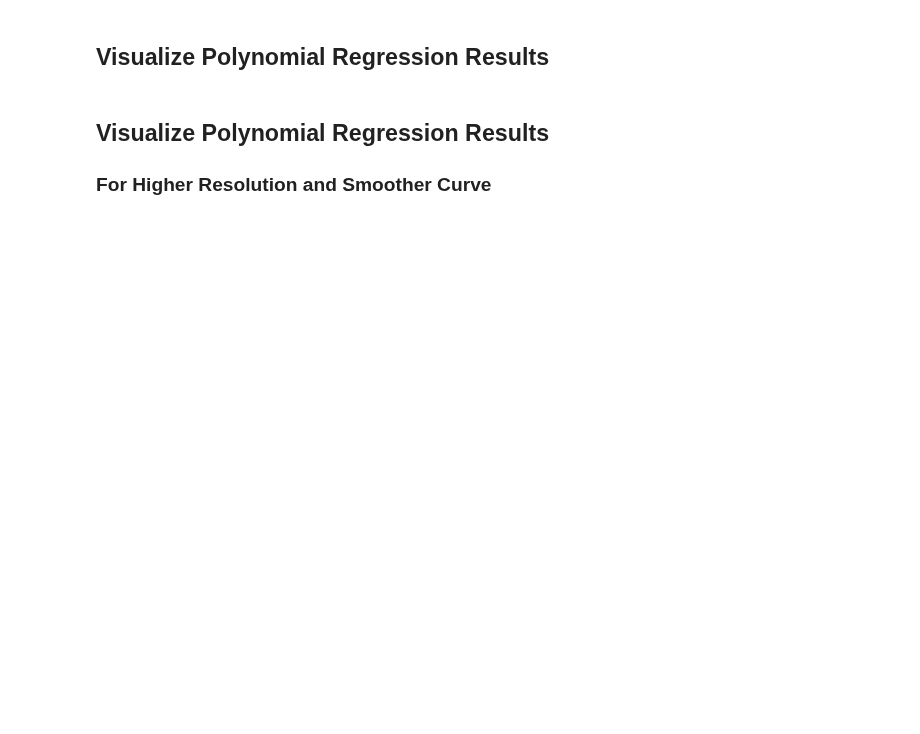
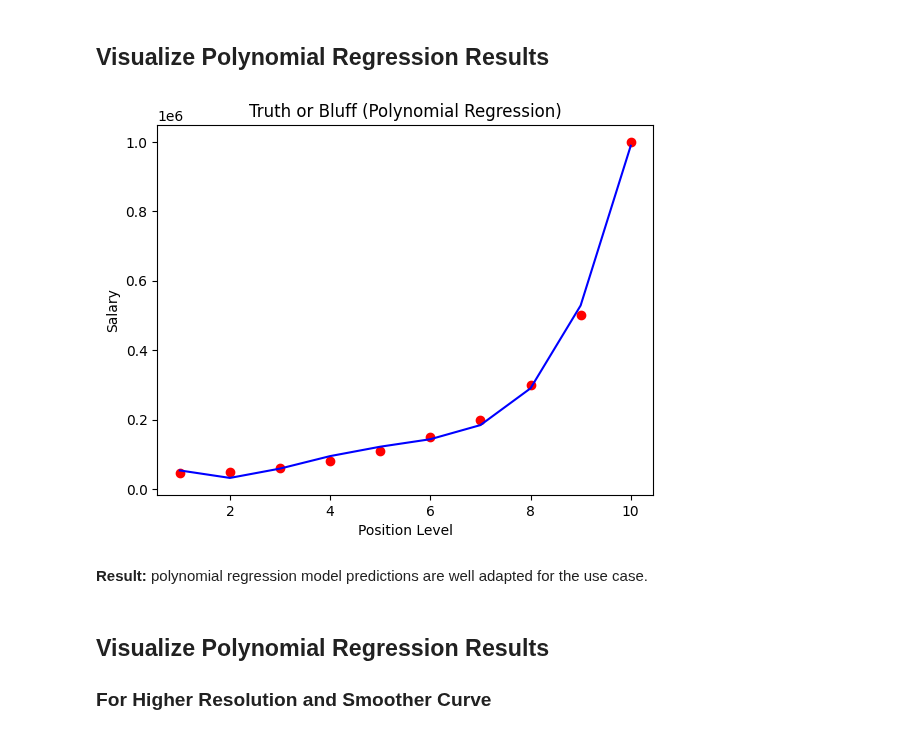
Before and after one commit to opengood-aio/ai-training, a Jupyter notebook: machine-learning/regression/03-polynomial-regression/polynomial_regression.ipynb, the cells around one changed output. Cells and saved outputs as stored; diff of their text form; code cells hidden in the pictures; blank space fills up the shorter version.

Commit message:
Add complete polynomial regression model (#4)
* Add initial multiple linear regression model

* Add initial polynomial regression model

* Add complete polynomial regression model

```diff
--- a/machine-learning/regression/03-polynomial-regression/polynomial_regression.ipynb
+++ b/machine-learning/regression/03-polynomial-regression/polynomial_regression.ipynb
@@ -59,9 +59,9 @@ LinearRegression()
 # %%
 from sklearn.preprocessing import PolynomialFeatures
 poly_reg = PolynomialFeatures(degree=4)
-X_ploy = poly_reg.fit_transform(X)
-poly_reg = LinearRegression()
-poly_reg.fit(X_ploy, y)
+X_poly = poly_reg.fit_transform(X)
+lin_reg_poly = LinearRegression()
+lin_reg_poly.fit(X_poly, y)
 # %% [output]
 LinearRegression()
 # %% [markdown]
@@ -72,5 +78,16 @@ LinearRegression()
 # %% [markdown]
 ## Visualize Polynomial Regression Results
+# %%
+plt.scatter(X, y, color='red')
+plt.plot(X, lin_reg_poly.predict(X_poly), color='blue')
+plt.title('Truth or Bluff (Polynomial Regression)')
+plt.xlabel('Position Level')
+plt.ylabel('Salary')
+plt.show()
+# %% [output]
+[figure, added]
+# %% [markdown]
+**Result:** polynomial regression model predictions are well adapted for the use case.
 # %% [markdown]
 ## Visualize Polynomial Regression Results
 
```
Also changed, not shown: parts of 16 cells of this notebook.
